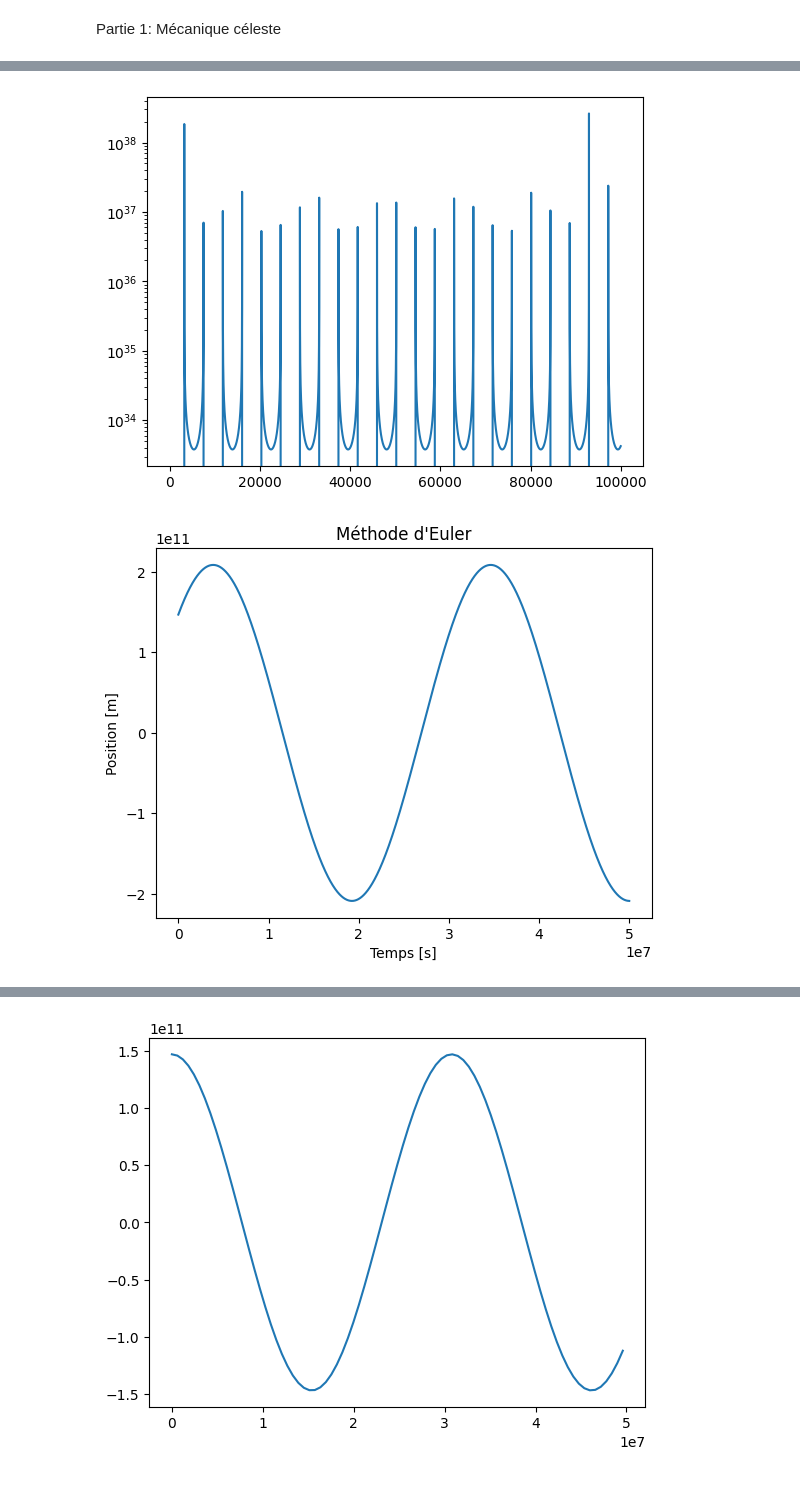
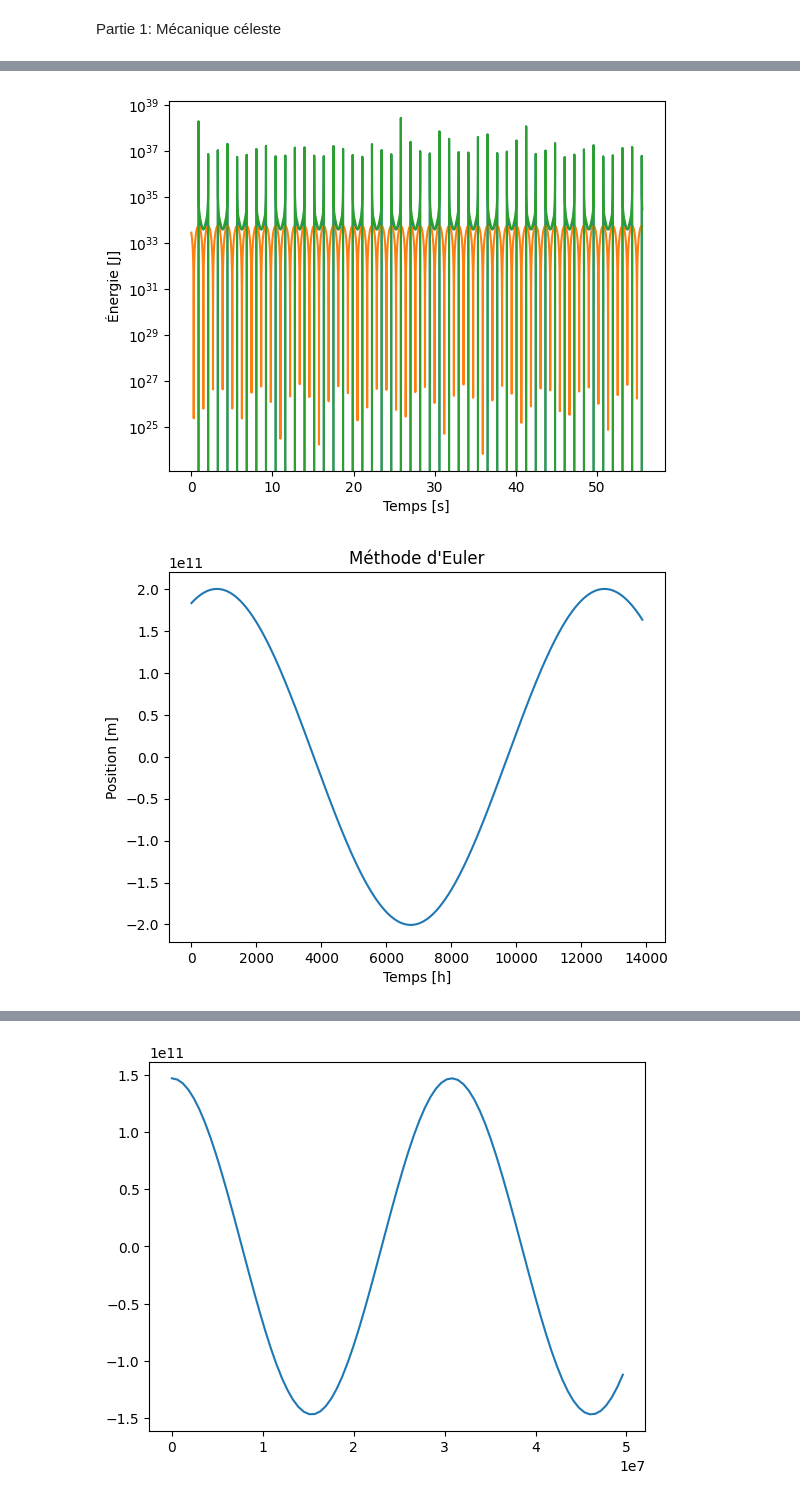
Before and after one commit to gamer39/Physique_numerique, a Jupyter notebook: Tp3/tp3.ipynb, the cells around one changed output, grey strips where cells are left out. Saved outputs shown, nothing was run; the diff lists cells and outputs as text; code cells hidden in the pictures.

Commit message:
temps

```diff
--- a/Tp3/tp3.ipynb
+++ b/Tp3/tp3.ipynb
@@ -9,9 +9,9 @@ from astropy.time import Time
 from jplephem import Ephemeris
 # %%
 #a) Calcul de la méthode de Verlet
-r_0 = 1.4710e11 # km
-v_0 = 3.0287e4#km/h
-
+r_0 = 1.4710e11 # m
+v_0 = 3.0287e4#m/s
+print(M_earth.value)
 def f(r):
     return(-G.value * M_sun.value * r/r_0**3)
 
@@ -32,19 +32,20 @@ def verlet(r_0, v_0, h, max):
 
     return(v_h, r_h)
 
-pas = 100000
-v_h, r_h = verlet(r_0, v_0, 3600, pas)
+max = 200000
+temps = [x/3600 for x in range(max)]
+v_h, r_h = verlet(r_0, v_0, 3600, max)
 
 
 plt.figure()
-plt.plot(range(pas), v_h)
+plt.plot(r_h, v_h)
 plt.ylabel("Vitesse [m/s]")
-plt.xlabel("Temps [s]")
+plt.xlabel(" Position [ m ]")
 plt.show()
 
 plt.figure()
-plt.plot(range(pas), r_h)
+plt.plot(temps, r_h)
 plt.ylabel("Position [m]")
-plt.xlabel("Temps [s]")
+plt.xlabel("Temps [h]")
 plt.show()
 # %% [output]
@@ -54,36 +56,42 @@ plt.show()
 def verlet(r_0, v_0, h, max):
     v_h = [v_0]
     r_h = [r_0]
     U = [-G.value*M_sun.value*M_earth.value/r_0]
     E_k = [1/2*M_earth.value*v_0**2]
     E_tot = [U[0]+E_k[0]]
 
     v_1  =  v_0 + 0.5 * h * f(r_0)
     r = r_0
 
     for i in range(1, max):
         r = r + h * v_1
         if  abs(r) < 1000:
             r = 1000
         k = h * f(r)
         v_2 = v_1 + 0.5 * k
         v_1 = v_1 + k
 
         v_h.append(v_2)
         r_h.append(r)
 
         E_k.append(1/2*M_earth.value*v_2**2)
         U.append(-G.value*M_sun.value*M_earth.value/r)
         E_tot.append(U[i] + E_k[i])
     return(U, E_k, E_tot)
 
 
-U, E_k, E_tot = verlet(r_0, v_0, 3600, pas)
+U, E_k, E_tot = verlet(r_0, v_0, 3600, max)
+
+
 plt.figure()
-plt.semilogy(range(pas),U)
+plt.semilogy(temps,U)
+plt.semilogy(temps, E_k)
+plt.semilogy(temps, E_tot)
+plt.ylabel("Énergie [J]")
+plt.xlabel("Temps [s]")
 plt.show()
 # %% [output]
-[figure, old version]
+[figure, new version]
 # %%
 def Euler(a, b, h, r_0, v_0):
     tpoints = np.arange(a,b,h)
@@ -97,15 +105,15 @@ def Euler(a, b, h, r_0, v_0):
     return(rpoints, tpoints)
 
 rpoints,tpoints = Euler(0, 50000000, 3600, r_0, v_0)
-
+temps = [x/3600 for x in tpoints]
 plt.figure()
 plt.title("Méthode d'Euler")
 plt.ylabel("Position [m]")
-plt.xlabel("Temps [s]")
-plt.plot(tpoints,rpoints)
+plt.xlabel("Temps [h]")
+plt.plot(temps,rpoints)
 plt.show()
 # %% [output]
-[figure, old version]
+[figure, new version]
 # %%
 def RK2(a, b, h, r_0, v_0):
     tpoints = np.arange(a,b,h)
```
Also changed, not shown: parts of 2 cells of this notebook.
